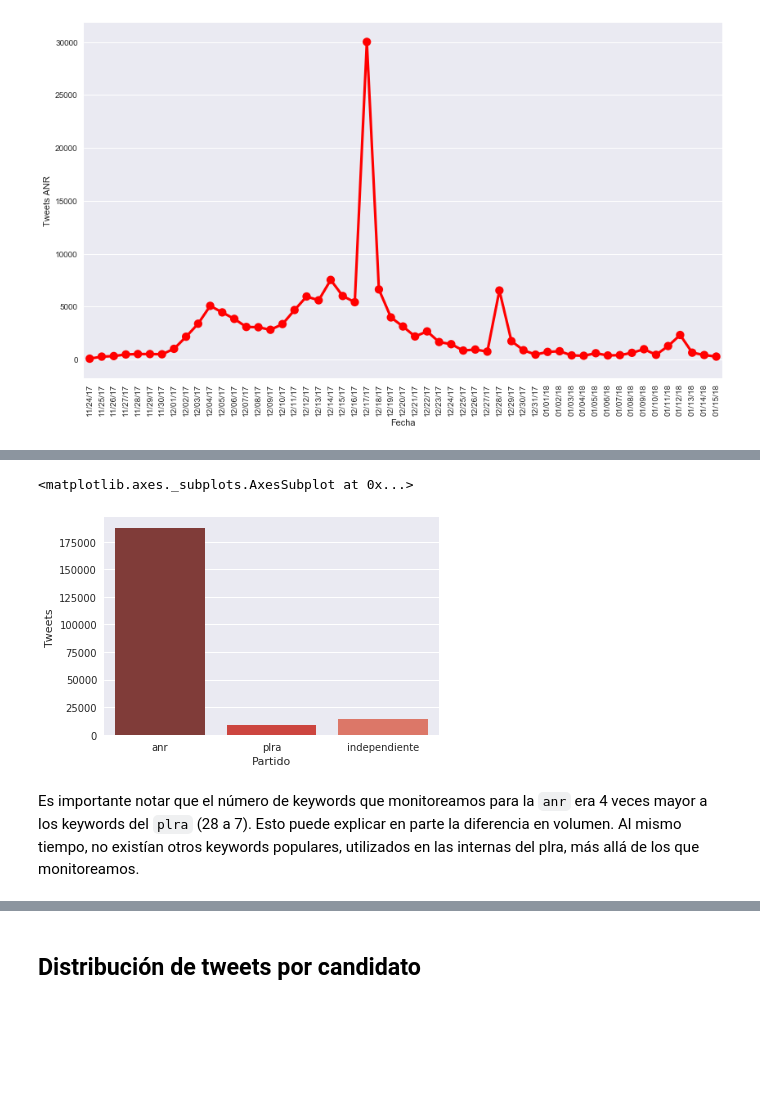
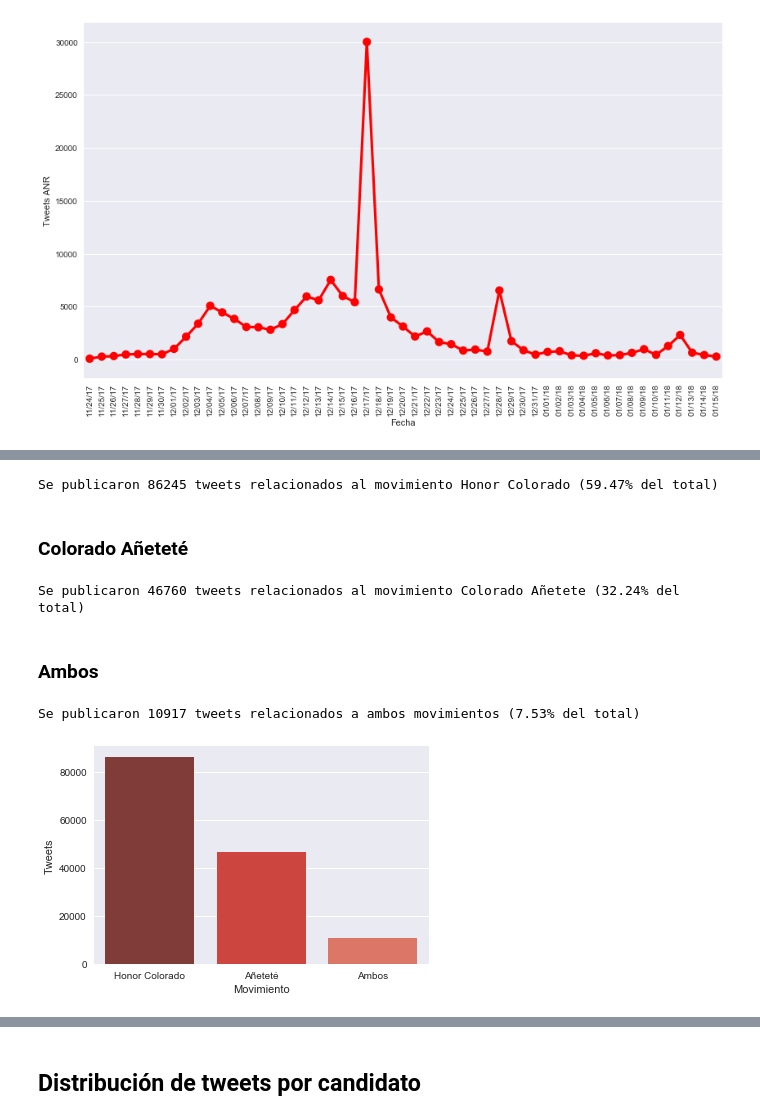
Before and after one commit to ParticipaPY/politic-bots, a Jupyter notebook: reports/bots_politicos_internas_anr_2017.ipynb, the cells around one changed output, grey strips where cells are left out. Saved outputs shown, nothing was run; the diff lists cells and outputs as text; code cells hidden in the pictures; blank space fills up the shorter version.

```diff
--- a/reports/bots_politicos_internas_anr_2017.ipynb
+++ b/reports/bots_politicos_internas_anr_2017.ipynb
@@ -88,11 +83,37 @@ Tweets relacionados a ninguna interna: 14771
+# %%
+tweets_hc = db.search({'flag.movimiento.honor colorado': {'$gt': 0},
+                       'flag.movimiento.colorado añetete': {'$eq': 0},
+                       'relevante': 1})
+print('Se publicaron {0} tweets relacionados al movimiento Honor Colorado ({1}% del total)'.
+      format(tweets_hc.count(), round((tweets_hc.count()/relevant_tweets)*100,2)))
+# %% [output]
+Se publicaron 86245 tweets relacionados al movimiento Honor Colorado (59.47% del total)
+# %% [markdown]
+### Colorado Añeteté
+# %%
+tweets_ca = db.search({'flag.movimiento.colorado añetete': {'$gt': 0},
+                       'flag.movimiento.honor colorado': {'$eq': 0},
+                       'relevante': 1})
+print('Se publicaron {0} tweets relacionados al movimiento Colorado Añetete ({1}% del total)'.
+      format(tweets_ca.count(), round((tweets_ca.count()/relevant_tweets)*100,2)))
+# %% [output]
+Se publicaron 46760 tweets relacionados al movimiento Colorado Añetete (32.24% del total)
+# %% [markdown]
+### Ambos
+# %%
+tweets_hc_ca = db.search({'flag.movimiento.colorado añetete': {'$gt': 0},
+                          'flag.movimiento.honor colorado': {'$gt': 0},
+                          'relevante': 1})
+print('Se publicaron {0} tweets relacionados a ambos movimientos ({1}% del total)'.
+      format(tweets_hc_ca.count(), round((tweets_hc_ca.count()/relevant_tweets)*100,2)))
+# %% [output]
+Se publicaron 10917 tweets relacionados a ambos movimientos (7.53% del total)
 # %%
-tweets_por_interna = pd.DataFrame({
-    'Partido': ['anr', 'plra', 'independiente'],
-    'Tweets': [tweets_anr.count(), tweets_plra.count(), tweets_indep.count()]
-}, index=['anr', 'plra', 'independiente'])
-sns.barplot(x='Partido', y='Tweets', data=tweets_por_interna, palette="Reds_d")
+tweets_por_movimiento = pd.DataFrame({
+    'Movimiento': ['Honor Colorado', 'Añeteté', 'Ambos'],
+    'Tweets': [tweets_hc.count(), tweets_ca.count(), tweets_hc_ca.count()]
+}, index=['hc', 'ca', 'ambos'])
+fig = sns.barplot(x='Movimiento', y='Tweets', data=tweets_por_movimiento, palette="Reds_d")
+plt.show()
 # %% [output]
-<matplotlib.axes._subplots.AxesSubplot at 0x...>
-[figure, old version]
+[figure, new version]
-# %% [markdown]
-Es importante notar que el número de keywords que monitoreamos para la `anr` era 4 veces mayor a los keywords del `plra` (28 a 7). Esto puede explicar en parte la diferencia en volumen. Al mismo tiempo, no existían otros keywords populares, utilizados en las internas del plra, más allá de los que monitoreamos.
```
Also changed, not shown: parts of 18 cells of this notebook.
